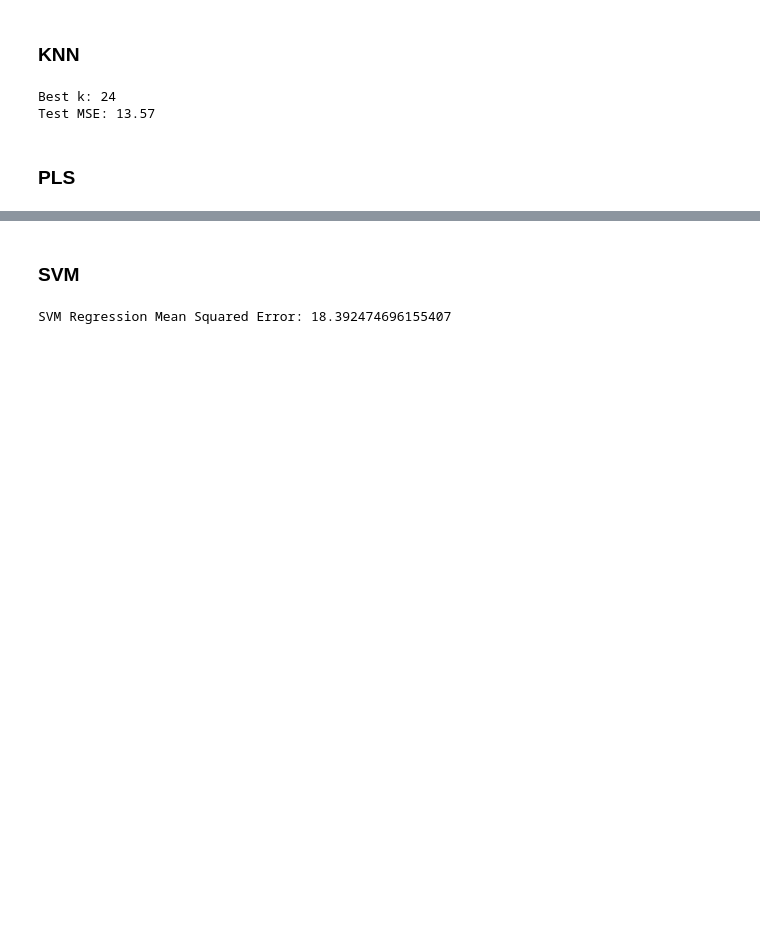
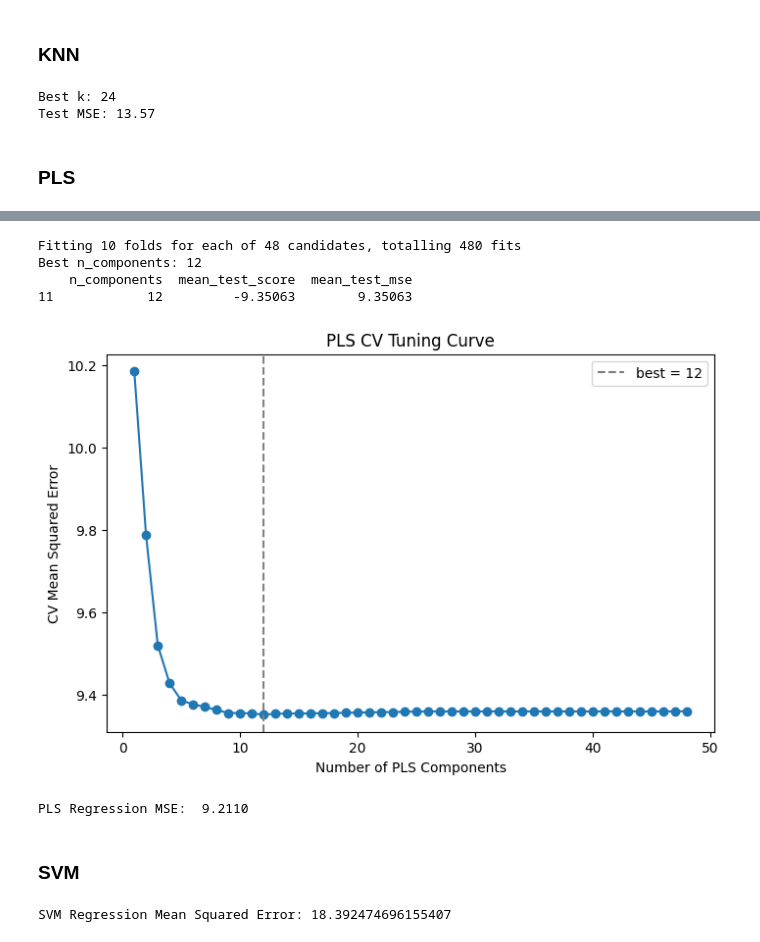
Before and after one commit to jonas1012/Laksegate, a Jupyter notebook: src/modelling_notebook.ipynb, the cells around one changed output, grey strips where cells are left out. Saved outputs shown, nothing was run; the diff lists cells and outputs as text; code cells hidden in the pictures; blank space fills up the shorter version.

Commit message:
Added PLS model and removed PCR since they basically perform the same.

```diff
--- a/src/modelling_notebook.ipynb
+++ b/src/modelling_notebook.ipynb
@@ -332,3 +330,82 @@ Test MSE: 13.57
+# %%
+import numpy as np
+import pandas as pd
+from sklearn.pipeline import Pipeline
+from sklearn.preprocessing import StandardScaler
+from sklearn.cross_decomposition import PLSRegression
+from sklearn.model_selection import GridSearchCV, KFold
+from sklearn.metrics import mean_squared_error
+
+#Fixed seed
+np.random.seed(123)
+
+#Build a pipeline: scale → PLS
+pipe = Pipeline([
+    ("scaler", StandardScaler()),
+    ("pls",    PLSRegression())
+])
+
+#Param grid: tune n_components from 1 up to 100
+#(Caret’s tuneLength = 100)
+max_comps = min(100, X_train.shape[1])
+param_grid = {
+    "pls__n_components": list(range(1, max_comps + 1))
+}
+
+#10-fold CV with shuffling+seed to mimic trainControl(method="cv", number=10)
+cv = KFold(n_splits=10, shuffle=True, random_state=123)
+
+grid = GridSearchCV(
+    estimator=pipe,
+    param_grid=param_grid,
+    scoring="neg_mean_squared_error",
+    cv=cv,
+    n_jobs=-1,
+    verbose=1
+)
+
+# 6) Fit
+grid.fit(X_train, y_train)
+
+# 7) Best number of components
+best_n = grid.best_params_["pls__n_components"]
+print("Best n_components:", best_n)
+
+# 8) Tabulate the MSE for each n_components
+#    caret’s PLS$results → grid.cv_results_
+results = pd.DataFrame(grid.cv_results_)
+results = results[["param_pls__n_components", "mean_test_score"]].copy()
+results["mean_test_mse"] = -results["mean_test_score"]
+results = results.rename(columns={"param_pls__n_components": "n_components"})
+print(results[results.n_components == best_n])
+
+# 9) Plot test-set MSE vs n_components
+import matplotlib.pyplot as plt
+
+plt.figure(figsize=(8, 5))
+plt.plot(results.n_components, results.mean_test_mse, marker="o")
+plt.axvline(best_n, color="gray", linestyle="--", label=f"best = {best_n}")
+plt.xlabel("Number of PLS Components")
+plt.ylabel("CV Mean Squared Error")
+plt.title("PLS CV Tuning Curve")
+plt.legend()
+plt.show()
+
+#Extracting the best pipeline
+best_pls = grid.best_estimator_
+y_pred_pls = best_pls.predict(X_test)
+
+#MSE result on the test set
+pls_mse  = mean_squared_error(y_test, y_pred_pls)
+
+print(f"PLS Regression MSE:  {pls_mse:.4f}")
+# %% [output]
+Fitting 10 folds for each of 48 candidates, totalling 480 fits
+Best n_components: 12
+    n_components  mean_test_score  mean_test_mse
+11            12         -9.35063        9.35063
+[figure, added]
+PLS Regression MSE:  9.2110
 # %% [markdown]
 ### SVM
 # %%
```
Also changed, not shown: parts of 1 cell of this notebook.
